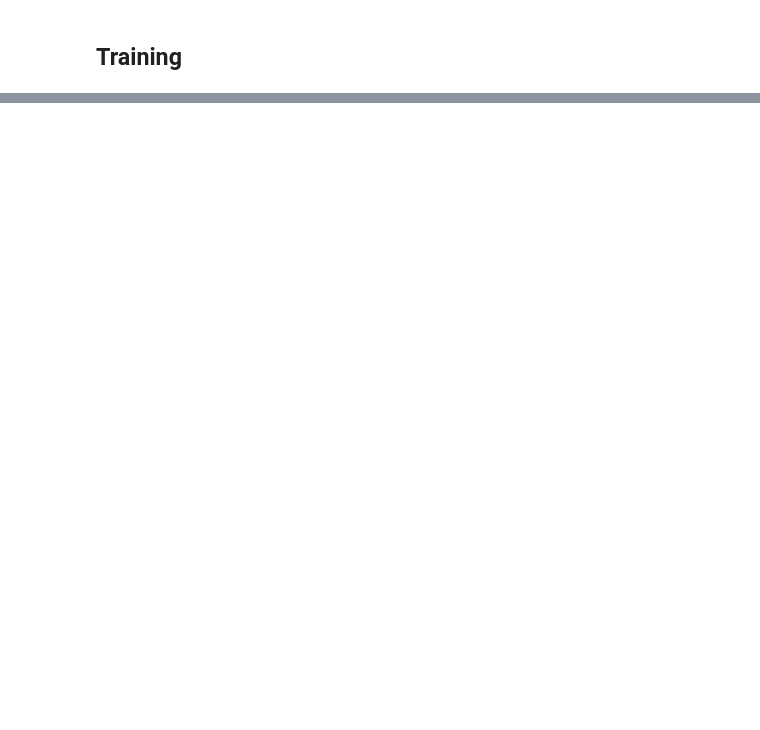
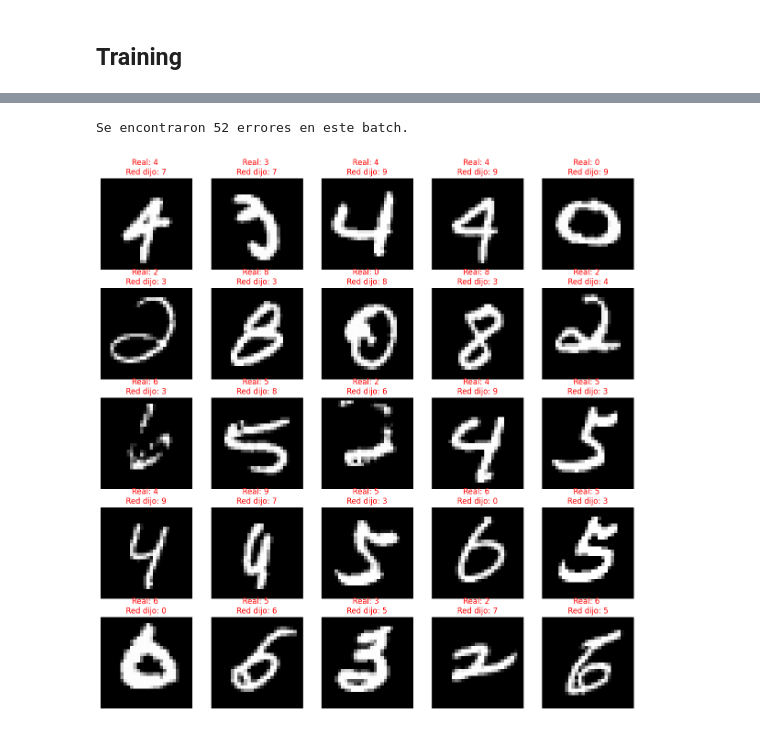
Before and after one commit to ingGibran/Deep-Learning-Notes, a Jupyter notebook: ANN 2/FFN.ipynb, the cells around one changed output, grey strips where cells are left out. Drawn from its saved outputs; the diff is of its cells as text; code cells hidden in the pictures; blank space fills up the shorter version.

Commit message:
show mistakes

```diff
--- a/ANN 2/FFN.ipynb
+++ b/ANN 2/FFN.ipynb
@@ -258,13 +251,44 @@ RuntimeError: Expected all tensors to be on the same device, but found at least
 # %%
-errors = np.where( torch.max(predictions, dim=1)[1] != y) [0]
-print(errors)
+import math
+import matplotlib.pyplot as plt
+import torch
 
-sample2show = 4
+X, y = next(iter(test_loader))
+X, y = X.to(device), y.to(device)
 
-fig, ax = plt.subplots(1,2,figsize=(14,5))
+with torch.no_grad():
+    predictions = net(X)
 
-ax[0].bar(range(10), np.exp(predictions[errors[sample2show]]))
-ax[0].set_xticks(range(10))
-ax[0].set_xlabel('Number')
-ax[0].set_ylabel('Evidence for that number')
-ax[0].set_title(f'True number: {y[errors[sample2show]].item()}, model guessed{torch.argmax(predictions[errors[sample2show]]).item()}')
+predictions = predictions.cpu()
+y = y.cpu()
+X = X.cpu()
+
+predicted_classes = torch.argmax(predictions, dim=1)
+errors = torch.where(predicted_classes != y)[0]
+
+num_errors = len(errors)
+print(f'\nSe encontraron {num_errors} errores en este batch.\n\n')
+
+if num_errors > 0:
+    max_to_show = min(num_errors, 25)
+
+    cols = 5
+    rows = math.ceil(max_to_show / cols)
+
+    fig = plt.figure(figsize=(15, rows * 3))
+
+    for i in range(max_to_show):
+        error_idx = errors[i]
+        true_val = y[error_idx].item()
+        guess_val = predicted_classes[error_idx].item()
+
+        ax = fig.add_subplot(rows, cols, i + 1)
+
+        img_to_show = X[error_idx].view(28, 28)
+        ax.imshow(img_to_show, cmap='gray')
+
+        ax.set_title(f'Real: {true_val} \nRed dijo: {guess_val}', color='red')
+        ax.axis('off')
+# %% [output]
+Se encontraron 52 errores en este batch.
+[figure, added]
```
Also changed, not shown: parts of 5 cells of this notebook.
